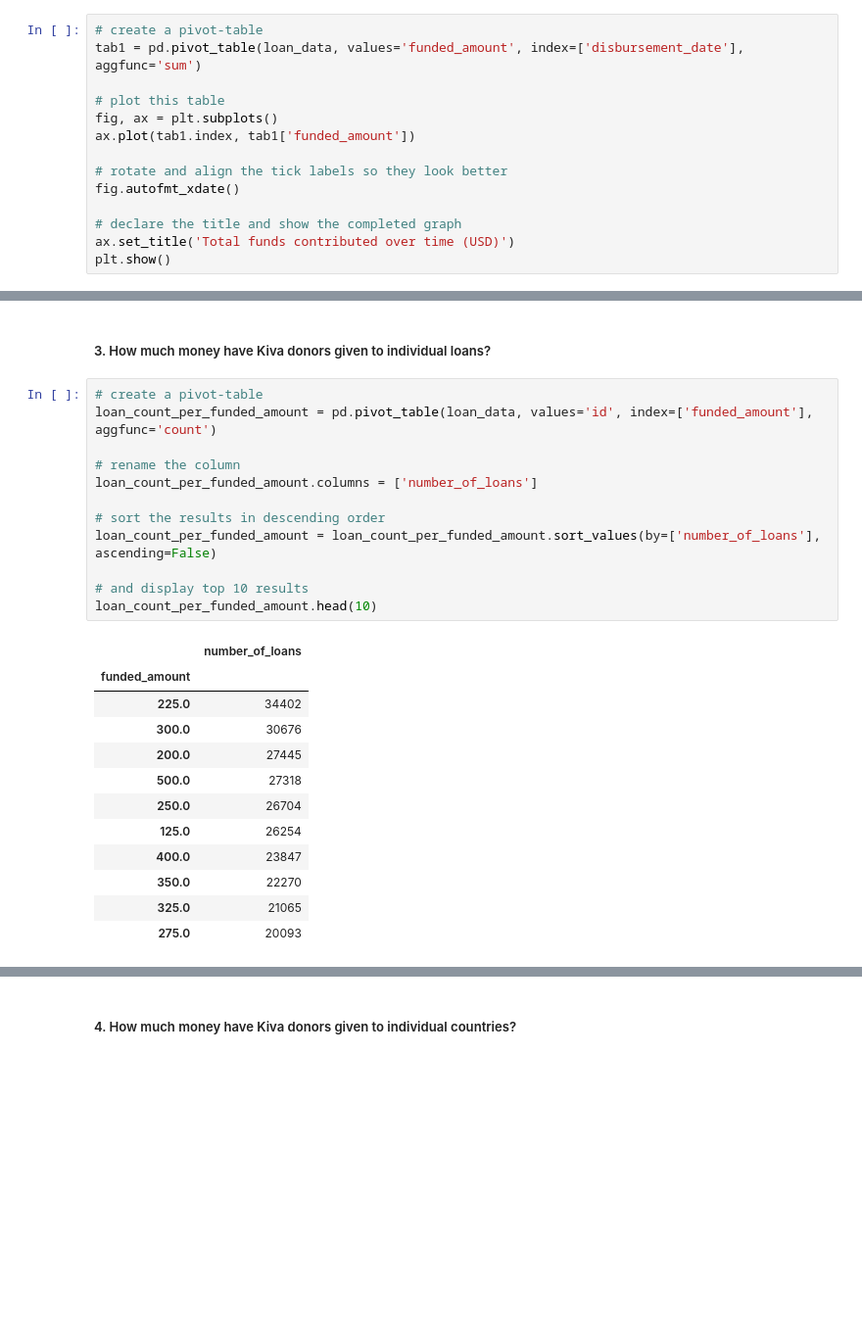
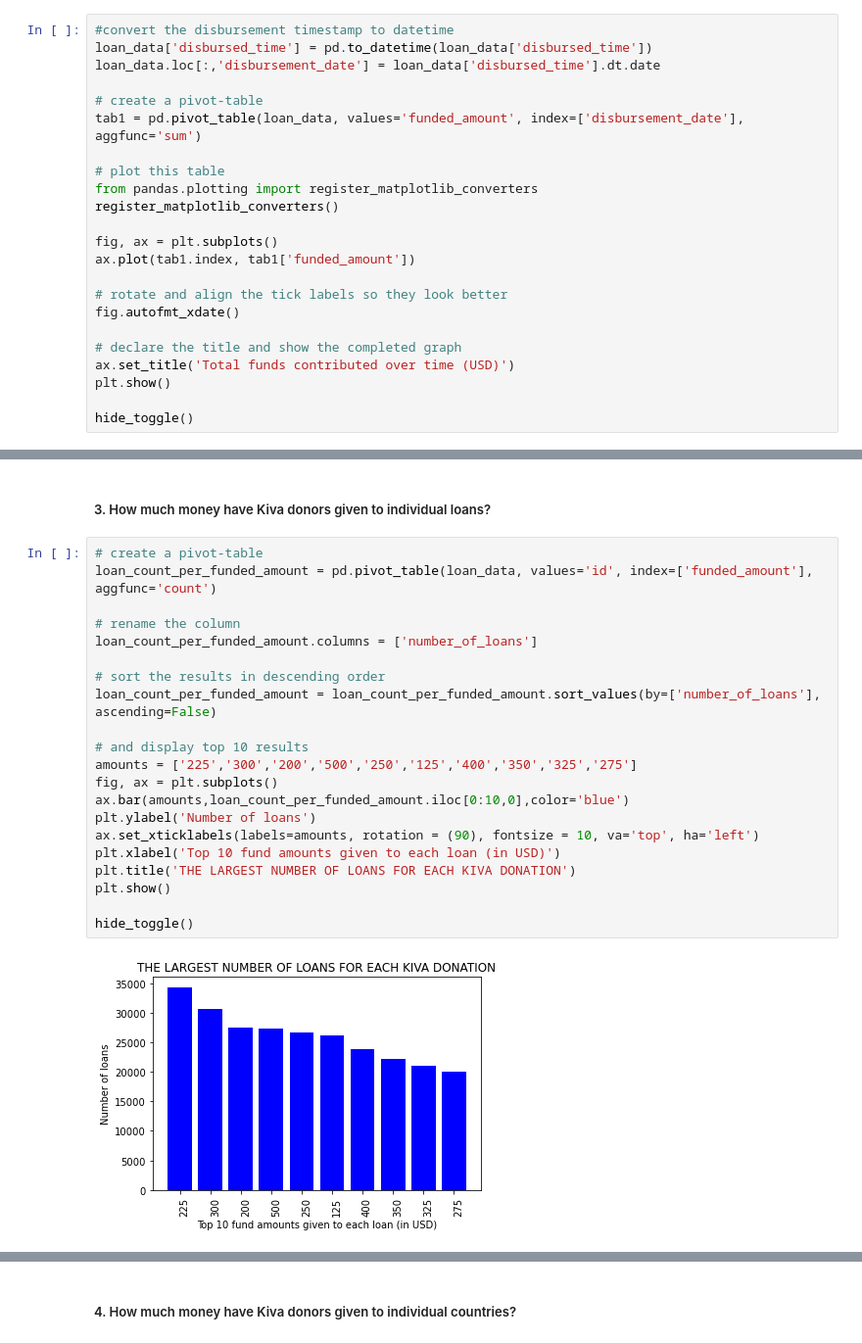
Before and after one commit to masterpython4ds/assignment-1-CeeThinwa, a Jupyter notebook: KIVA Analysis.ipynb, the cells around one changed output, grey strips where cells are left out. Shown: that part at 98% size. Cells and saved outputs as stored; diff of their text form; blank space fills up the shorter version.

```diff
--- a/KIVA Analysis.ipynb
+++ b/KIVA Analysis.ipynb
@@ -223,8 +278,15 @@ dtype: object
 # %%
+#convert the disbursement timestamp to datetime
+loan_data['disbursed_time'] = pd.to_datetime(loan_data['disbursed_time'])
+loan_data.loc[:,'disbursement_date'] = loan_data['disbursed_time'].dt.date
+
 # create a pivot-table
 tab1 = pd.pivot_table(loan_data, values='funded_amount', index=['disbursement_date'], aggfunc='sum')
 
 # plot this table
+from pandas.plotting import register_matplotlib_converters
+register_matplotlib_converters()
+
 fig, ax = plt.subplots()
 ax.plot(tab1.index, tab1['funded_amount'])
 
@@ -234,4 +296,6 @@ fig.autofmt_xdate()
 # declare the title and show the completed graph
 ax.set_title('Total funds contributed over time (USD)')
 plt.show()
+
+hide_toggle()
 # %% [output]
@@ -283,25 +318,23 @@ dtype: float64
 # %%
 # create a pivot-table
 loan_count_per_funded_amount = pd.pivot_table(loan_data, values='id', index=['funded_amount'], aggfunc='count')
 
 # rename the column
 loan_count_per_funded_amount.columns = ['number_of_loans']
 
 # sort the results in descending order
 loan_count_per_funded_amount = loan_count_per_funded_amount.sort_values(by=['number_of_loans'], ascending=False)
 
 # and display top 10 results
-loan_count_per_funded_amount.head(10)
+amounts = ['225','300','200','500','250','125','400','350','325','275']
+fig, ax = plt.subplots()
+ax.bar(amounts,loan_count_per_funded_amount.iloc[0:10,0],color='blue')
+plt.ylabel('Number of loans')
+ax.set_xticklabels(labels=amounts, rotation = (90), fontsize = 10, va='top', ha='left')
+plt.xlabel('Top 10 fund amounts given to each loan (in USD)')
+plt.title('THE LARGEST NUMBER OF LOANS FOR EACH KIVA DONATION')
+plt.show()
+
+hide_toggle()
 # %% [output]
-|  | number_of_loans |
-| funded_amount |  |
-| 225.0 | 34402 |
-| 300.0 | 30676 |
-| 200.0 | 27445 |
-| 500.0 | 27318 |
-| 250.0 | 26704 |
-| 125.0 | 26254 |
-| 400.0 | 23847 |
-| 350.0 | 22270 |
-| 325.0 | 21065 |
-| 275.0 | 20093 |
+[figure, added]
```
Also changed, not shown: parts of 65 cells of this notebook.
